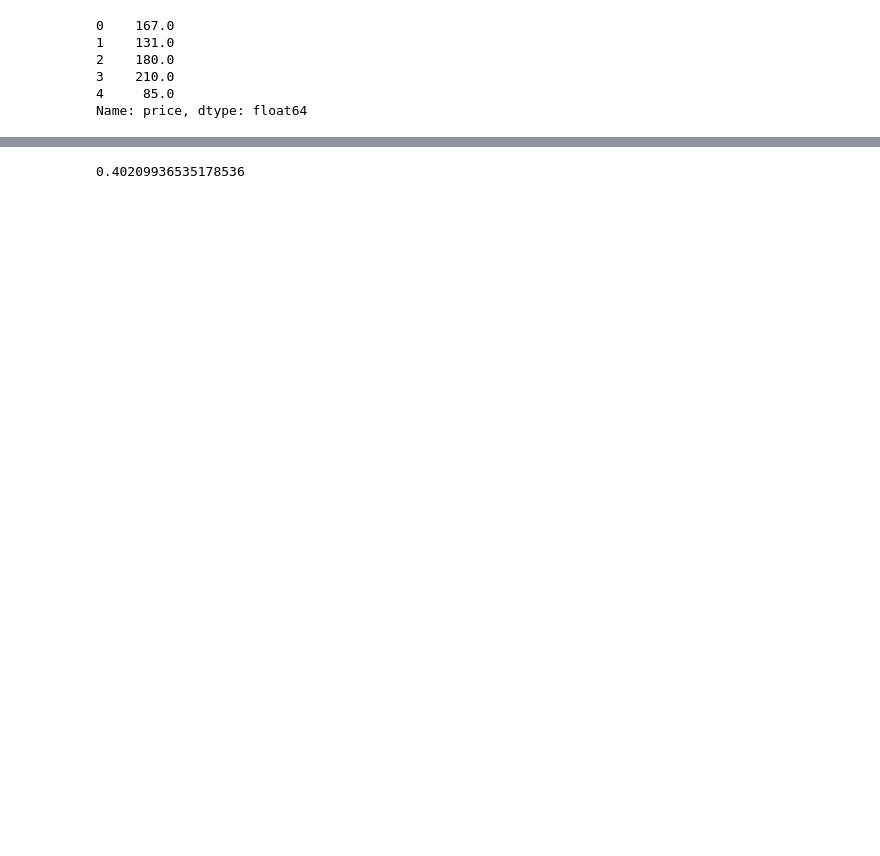
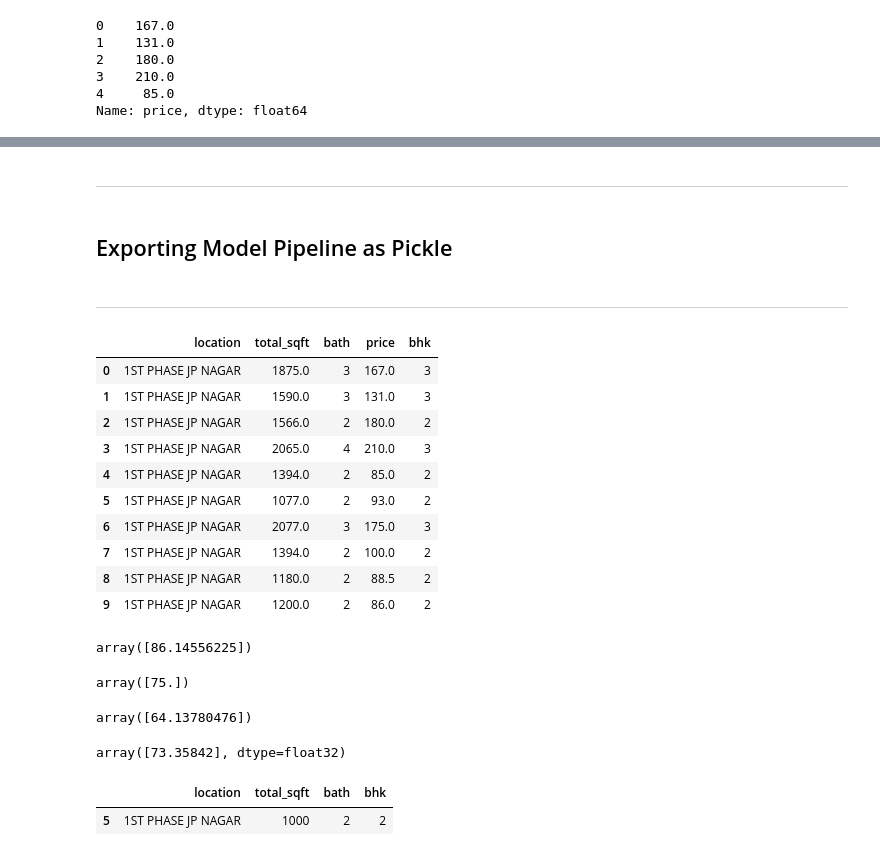
Before and after one commit to abhisekdas0fficial/house-price-prediction, a Jupyter notebook: Model.ipynb, the cells around one changed output, grey strips where cells are left out. Saved outputs shown, nothing was run; the diff lists cells and outputs as text; code cells hidden in the pictures; blank space fills up the shorter version.

```diff
--- a/Model.ipynb
+++ b/Model.ipynb
@@ -247,4 +458,4 @@ model4.fit(OH_X_train, y_train)
-# %%
-model4.score(OH_X_test, y_test)
-# %% [output]
-0.40209936535178536
+# %% [markdown]
+---
+# %% [markdown]
+## Exporting Model Pipeline as Pickle
@@ -250,0 +465,16 @@ model4.score(OH_X_test, y_test)
+# %% [markdown]
+---
+# %%
+df_train.head(10)
+# %% [output]
+|  | location | total_sqft | bath | price | bhk |
+| 0 | 1ST PHASE JP NAGAR | 1875.0 | 3 | 167.0 | 3 |
+| 1 | 1ST PHASE JP NAGAR | 1590.0 | 3 | 131.0 | 3 |
+| 2 | 1ST PHASE JP NAGAR | 1566.0 | 2 | 180.0 | 2 |
+| 3 | 1ST PHASE JP NAGAR | 2065.0 | 4 | 210.0 | 3 |
+| 4 | 1ST PHASE JP NAGAR | 1394.0 | 2 | 85.0 | 2 |
+| 5 | 1ST PHASE JP NAGAR | 1077.0 | 2 | 93.0 | 2 |
+| 6 | 1ST PHASE JP NAGAR | 2077.0 | 3 | 175.0 | 3 |
+| 7 | 1ST PHASE JP NAGAR | 1394.0 | 2 | 100.0 | 2 |
+| 8 | 1ST PHASE JP NAGAR | 1180.0 | 2 | 88.5 | 2 |
+| 9 | 1ST PHASE JP NAGAR | 1200.0 | 2 | 86.0 | 2 |
@@ -250,0 +489,21 @@ model4.score(OH_X_test, y_test)
+# %%
+lr_pipe.predict(hdf)
+# %% [output]
+array([86.14556225])
+# %%
+dt_pipe.predict(hdf)
+# %% [output]
+array([75.])
+# %%
+rf_pipe.predict(hdf)
+# %% [output]
+array([64.13780476])
+# %%
+xgb_pipe.predict(hdf)
+# %% [output]
+array([73.35842], dtype=float32)
+# %%
+hdf
+# %% [output]
+|  | location | total_sqft | bath | bhk |
+| 5 | 1ST PHASE JP NAGAR | 1000 | 2 | 2 |
```
Also changed, not shown: parts of 45 cells of this notebook.
